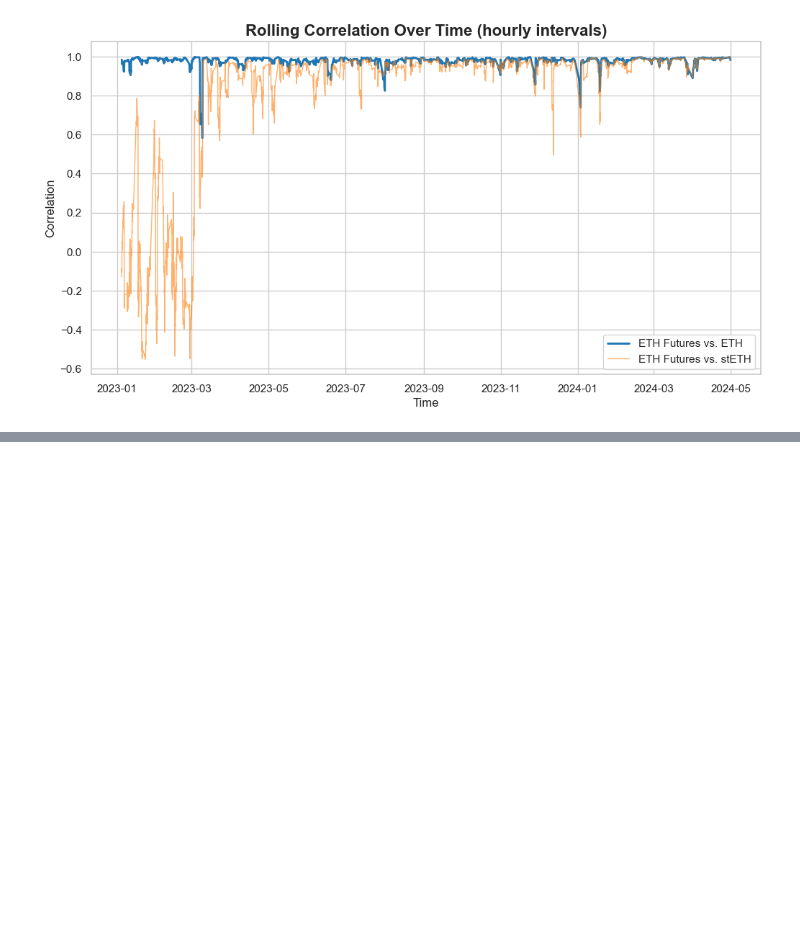
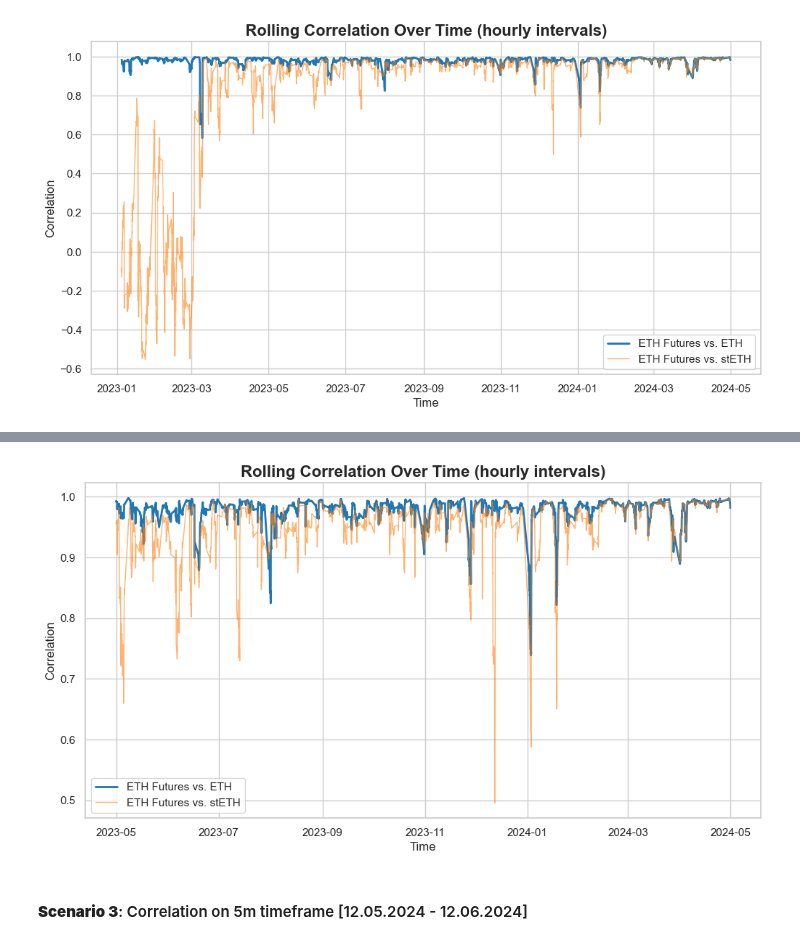
Before and after one commit to sjuanati/DataSciLabs, a Jupyter notebook: projects/cme/src/3_correlation_final.ipynb, the cells around one changed output, grey strips where cells are left out. Saved outputs shown, nothing was run; the diff lists cells and outputs as text; code cells hidden in the pictures; blank space fills up the shorter version.

```diff
--- a/projects/cme/src/3_correlation_final.ipynb
+++ b/projects/cme/src/3_correlation_final.ipynb
@@ -99,15 +192,0 @@ show_scatters(df_cme_eth, df_cme_steth, '1h')
-# %%
-import matplotlib.pyplot as plt
-
-def show_rolling_correlations(df1, df2):
-    plt.figure(figsize=(12, 6))
-    plt.plot(df1['Entry Date UTC'], df1['rolling_corr'], label='ETH Futures vs. ETH', color='#1f77b4', linewidth=2)
-    plt.plot(df2['Entry Date UTC'], df2['rolling_corr'], label='ETH Futures vs. stETH', color='#ff7f0e', linewidth=1, alpha=0.6)
-    plt.title('Rolling Correlation Over Time (hourly intervals)', fontsize=16, fontweight='bold')
-    plt.xlabel('Time')
-    plt.ylabel('Correlation')
-    plt.legend()
-    plt.grid(True)
-
-    # Display the plot
-    plt.show()
@@ -117,0 +205,12 @@ show_rolling_correlations(df_cme_eth, df_cme_steth)
+# %%
+# Apply time filters
+df_cme_eth_filtered = filter_period(df_cme_eth, '2023-04-30', '2024-04-30')
+df_cme_steth_filtered = filter_period(df_cme_steth, '2023-04-30', '2024-04-30')
+
+# Correlation on returns
+corr_cme_eth_filtered_return = df_cme_eth_filtered[PRICE_CME_PCT].corr(df_cme_eth_filtered[PRICE_ETH_PCT])
+corr_cme_steth_filtered_return = df_cme_steth_filtered[PRICE_CME_PCT].corr(df_cme_steth_filtered[PRICE_STETH_PCT])
+
+# Correlation on prices
+corr_cme_eth_filtered_price = df_cme_eth_filtered[PRICE_CME].corr(df_cme_eth_filtered[PRICE_ETH])
+corr_cme_steth_filtered_price = df_cme_steth_filtered[PRICE_CME].corr(df_cme_steth_filtered[PRICE_STETH])
@@ -117,0 +234,8 @@ show_rolling_correlations(df_cme_eth, df_cme_steth)
+# %%
+df_cme_eth_filtered.reset_index(inplace=True)
+df_cme_steth_filtered.reset_index(inplace=True)
+show_rolling_correlations(df_cme_eth_filtered, df_cme_steth_filtered)
+# %% [output]
+[figure, added]
+# %% [markdown]
+#### **Scenario 3**: Correlation on 5m timeframe [12.05.2024 - 12.06.2024]
```
Also changed, not shown: parts of 31 cells of this notebook.
